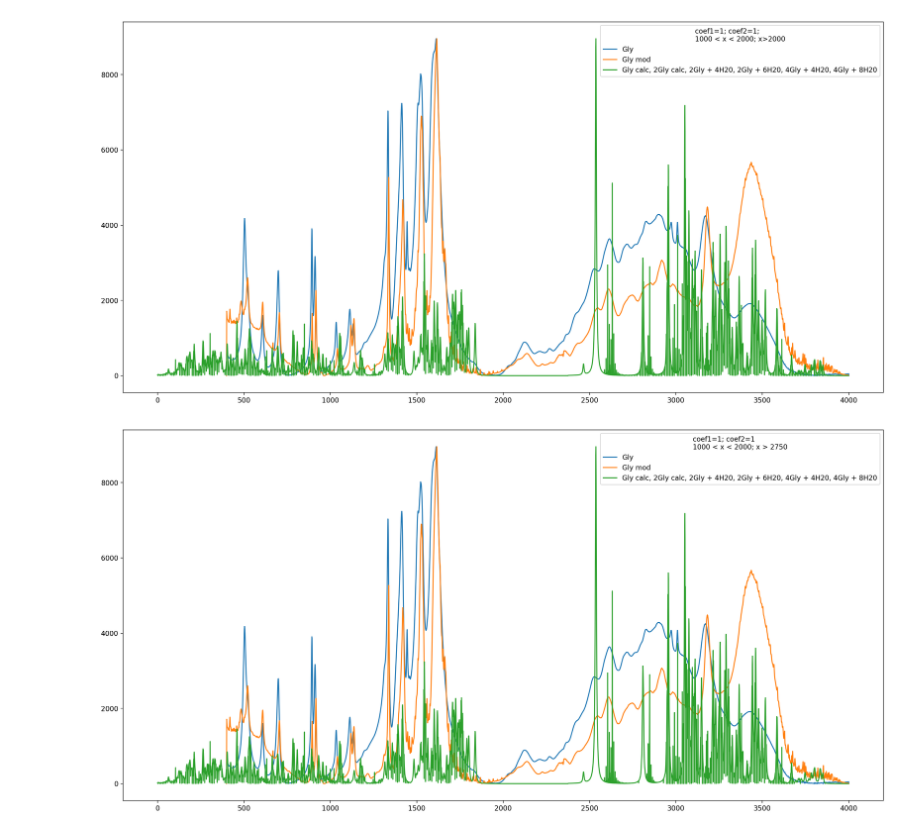
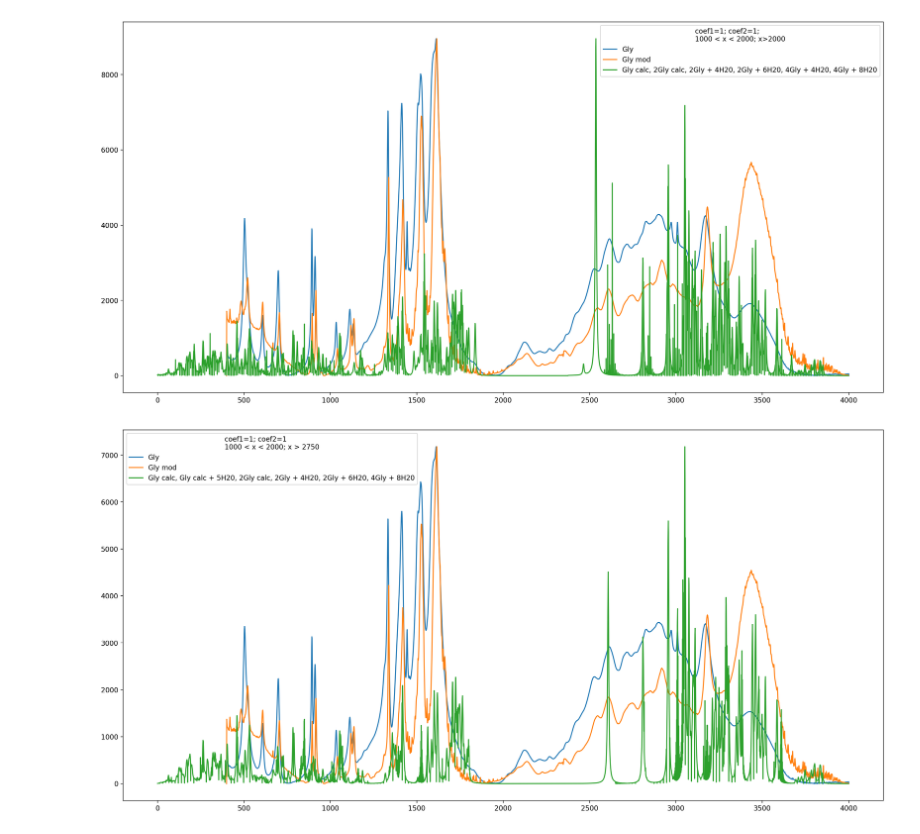
Before and after one commit to pavelFilin/glycine-zw-graphs, a Jupyter notebook: GraphsCollision.ipynb, the cells around one changed output. Drawn from its saved outputs; the diff is of its cells as text; code cells hidden in the pictures.

```diff
--- a/GraphsCollision.ipynb
+++ b/GraphsCollision.ipynb
@@ -20,21 +20,22 @@ def do_anharmonism_correction(x):
 headers = ['freq', 'value']
 gly = pd.read_csv('Глицин Fluka.CSV', names=headers)
 gly_modified = pd.read_csv('Глицин модифиц.CSV', names=headers)
-gly_calculated = pd.read_csv('zwitterion_glycine_ir2.txt', names=headers)
-glyCalculatedAnd4Water = pd.read_csv('zwitterion_solv_ir.txt', names=headers)
+gly_calculated = pd.read_csv('gly_zw.txt', names=headers)
+glyCalculatedAnd5Water = pd.read_csv('zwitterion_solv_3.txt', names=headers)
 TwoGlyCalculated = pd.read_csv('2zw_GLy_2ver_freq_ir.txt', names=headers)
-TwoGlyCalculatedAnd4Water = pd.read_csv('2ZwGLY_water_freq_ir.txt', names=headers)
+TwoGlyCalculatedAnd4Water = pd.read_csv('2ZwGLY_water_freq_ir4.txt', names=headers)
 TwoGlyCalculatedAnd6Water = pd.read_csv('2ZwGLY_6water_freq_ir2.txt', names=headers)
+
 FourGlyCalculatedAnd4Water = pd.read_csv('4ZW_GLY_4water_freq_ir.txt', names=headers)
 FourGlyCalculatedAnd8Water = pd.read_csv('4ZW_GLY_8water_freq_ir.txt', names=headers)
 
 calculated_list = [
-    gly_calculated,
-    glyCalculatedAnd4Water,
-    TwoGlyCalculated,
+    # gly_calculated,
+    glyCalculatedAnd5Water,
+    # TwoGlyCalculated,
     TwoGlyCalculatedAnd4Water,
     TwoGlyCalculatedAnd6Water,
-    FourGlyCalculatedAnd4Water,
+    # FourGlyCalculatedAnd4Water,
     FourGlyCalculatedAnd8Water
 ]
 # %%
@@ -78,32 +79,32 @@ coefficient_2 = 0.972
 def do_anharmonism_correction(x):
     if 1000 < x < 2000:
         x = x - 1000
         x = (x * coefficient_1) + 1000 * coefficient_1
     elif x > 2750:
         x = x - 2750
         x = (x * coefficient_2) + 2750 * coefficient_2
     return x
 
 used_freqs = set()
 calculated_values = pd.Series(np.zeros(4000))
 for data in calculated_list:
     i = 0
     for freq in data['freq']:
         if  data['value'][i] > calculated_values[int(freq)]:
             used_freqs.add(int(freq))
             calculated_values[int(freq)] = data['value'][i]
         i = i + 1
 
 list_freqs = list(used_freqs)
 g_calculated_values = pd.Series(list_freqs)
 for i in range(0, len(list_freqs)):
     g_calculated_values[i] = calculated_values[list_freqs[i]]
 
 plt.plot(gly['freq'], gly['value'] * calculated_values.max())
 plt.plot(gly_modified['freq'], gly_modified['value'] * calculated_values.max())
 # plt.plot(pg_calculated_values.map(lambda x: do_anharmonism_correction(x)), calculated_values)
 plt.plot(list_freqs, g_calculated_values)
-plt.legend(['Gly', 'Gly mod', 'Gly calc, 2Gly calc, 2Gly + 4H20, 2Gly + 6H20, 4Gly + 4H20, 4Gly + 8H20'], title = 'coef1=' + str(1) + "; " + "coef2=" + str(1) + "\n1000 < x < 2000; x > 2750")
+plt.legend(['Gly', 'Gly mod', 'Gly calc, Gly calc + 5H20, 2Gly calc, 2Gly + 4H20, 2Gly + 6H20, 4Gly + 8H20'], title = 'coef1=' + str(1) + "; " + "coef2=" + str(1) + "\n1000 < x < 2000; x > 2750")
 plt.show()
 # %% [output]
-[figure, old version]
+[figure, new version]
```
Also changed, not shown: 17 other files.
